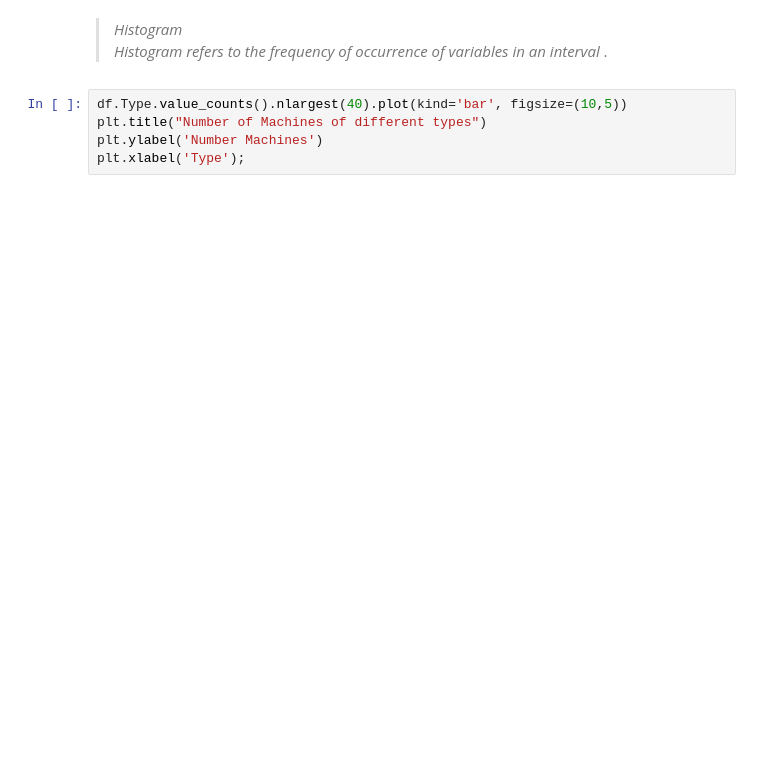
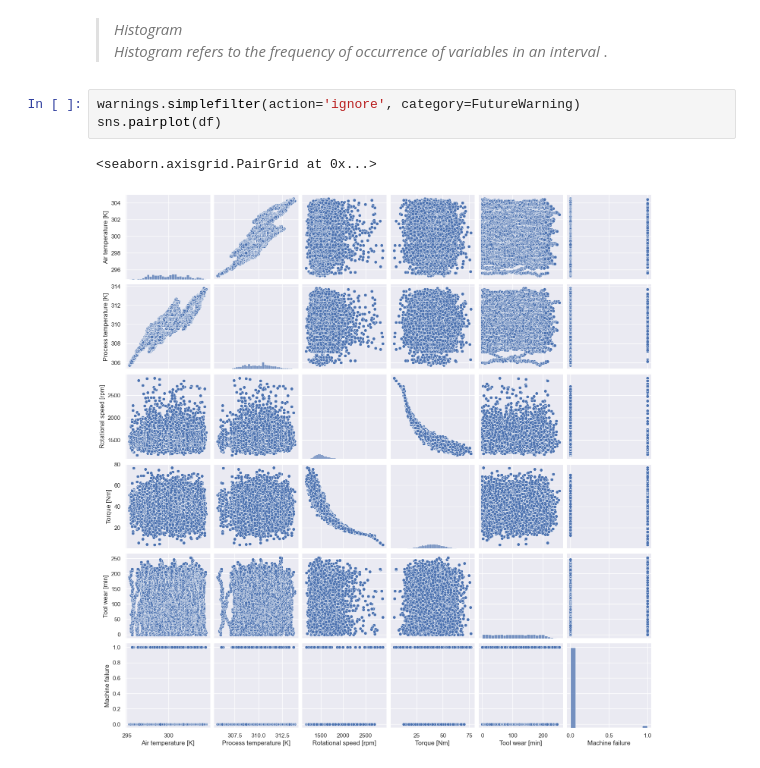
Before and after one commit to cevoaustralia/predictive-maintenance, a Jupyter notebook: predictive_maintenance.ipynb, the cells around one changed output. Saved outputs shown, nothing was run; the diff lists cells and outputs as text; blank space fills up the shorter version.

```diff
--- a/predictive_maintenance.ipynb
+++ b/predictive_maintenance.ipynb
@@ -126,7 +131,8 @@ sns.boxplot(x=df['Air temperature [K]'])
 > <i>
 Histogram refers to the frequency of occurrence of variables in an interval </i>.
 # %%
-df.Type.value_counts().nlargest(40).plot(kind='bar', figsize=(10,5))
-plt.title("Number of Machines of different types")
-plt.ylabel('Number Machines')
-plt.xlabel('Type');
+warnings.simplefilter(action='ignore', category=FutureWarning)
+sns.pairplot(df)
+# %% [output]
+<seaborn.axisgrid.PairGrid at 0x...>
+[figure, added]
```
Also changed, not shown: parts of 22 cells of this notebook.
